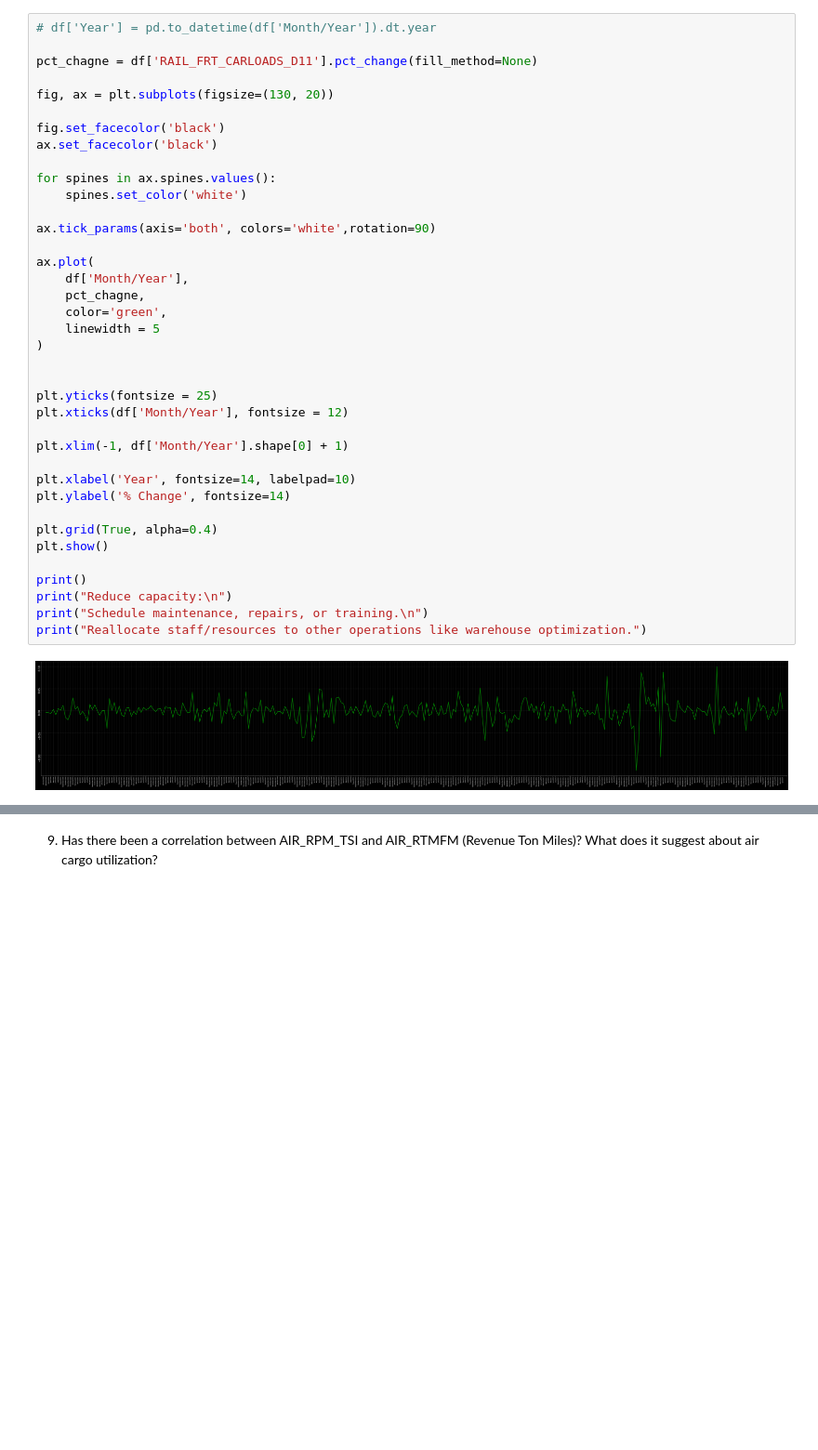
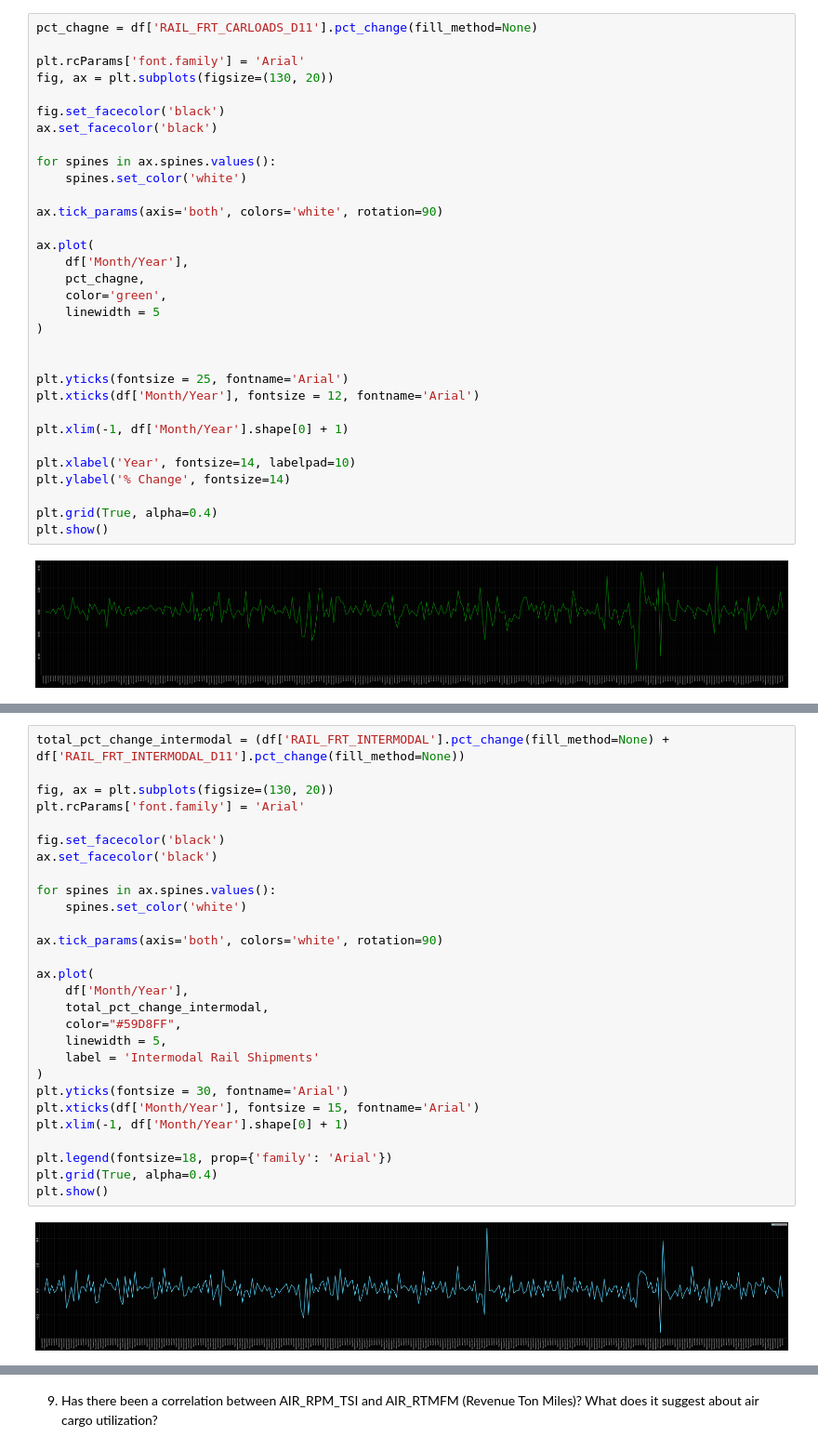
Before and after one commit to SumanGouda/MATPLOTLIB-MODULE, a Jupyter notebook: PROJECTS/us-transport-trends/Notebooks/EDA.ipynb, the cells around one changed output, grey strips where cells are left out. Shown at 93% size. Saved outputs shown, nothing was run; the diff lists cells and outputs as text; blank space fills up the shorter version.

```diff
--- a/PROJECTS/us-transport-trends/Notebooks/EDA.ipynb
+++ b/PROJECTS/us-transport-trends/Notebooks/EDA.ipynb
@@ -167,8 +169,7 @@ plt.show()
 # %%
-# df['Year'] = pd.to_datetime(df['Month/Year']).dt.year
-
 pct_chagne = df['RAIL_FRT_CARLOADS_D11'].pct_change(fill_method=None)
 
+plt.rcParams['font.family'] = 'Arial'
 fig, ax = plt.subplots(figsize=(130, 20))
 
 fig.set_facecolor('black')
@@ -177,7 +178,7 @@ ax.set_facecolor('black')
 for spines in ax.spines.values():
     spines.set_color('white')
 
-ax.tick_params(axis='both', colors='white',rotation=90)
+ax.tick_params(axis='both', colors='white', rotation=90)
 
 ax.plot(
     df['Month/Year'],
@@ -187,8 +188,8 @@ ax.plot(
 )
 
 
-plt.yticks(fontsize = 25)
-plt.xticks(df['Month/Year'], fontsize = 12)
+plt.yticks(fontsize = 25, fontname='Arial')
+plt.xticks(df['Month/Year'], fontsize = 12, fontname='Arial')
 
 plt.xlim(-1, df['Month/Year'].shape[0] + 1)
 
@@ -197,10 +198,5 @@ plt.ylabel('% Change', fontsize=14)
 
 plt.grid(True, alpha=0.4)
 plt.show()
-
-print()
-print("Reduce capacity:\n")
-print("Schedule maintenance, repairs, or training.\n")
-print("Reallocate staff/resources to other operations like warehouse optimization.")
 # %% [output]
 [figure]
@@ -224,0 +214,30 @@ Similarly, optimize costs during drops (near −15%) by scaling down non-essenti
+# %%
+total_pct_change_intermodal = (df['RAIL_FRT_INTERMODAL'].pct_change(fill_method=None) + df['RAIL_FRT_INTERMODAL_D11'].pct_change(fill_method=None))
+
+fig, ax = plt.subplots(figsize=(130, 20))
+plt.rcParams['font.family'] = 'Arial'
+
+fig.set_facecolor('black')
+ax.set_facecolor('black')
+
+for spines in ax.spines.values():
+    spines.set_color('white')
+
+ax.tick_params(axis='both', colors='white', rotation=90)
+
+ax.plot(
+    df['Month/Year'],
+    total_pct_change_intermodal,
+    color="#59D8FF",
+    linewidth = 5,
+    label = 'Intermodal Rail Shipments'
+)
+plt.yticks(fontsize = 30, fontname='Arial')
+plt.xticks(df['Month/Year'], fontsize = 15, fontname='Arial')
+plt.xlim(-1, df['Month/Year'].shape[0] + 1)
+
+plt.legend(fontsize=18, prop={'family': 'Arial'})
+plt.grid(True, alpha=0.4)
+plt.show()
+# %% [output]
+[figure, added]
```
Also changed, not shown: parts of 12 cells of this notebook, 3 other files.
